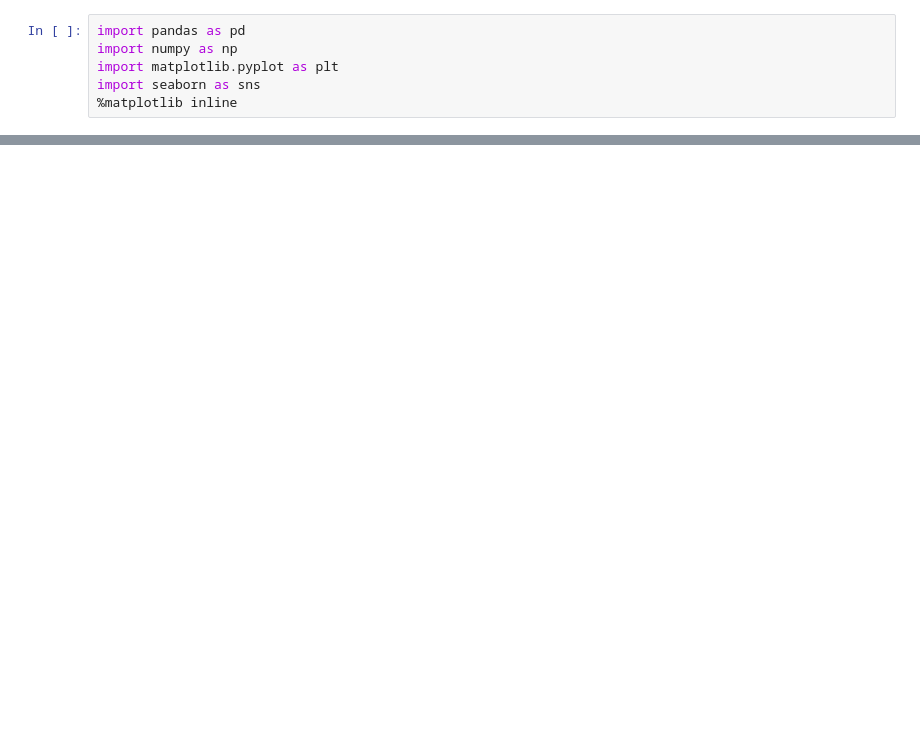
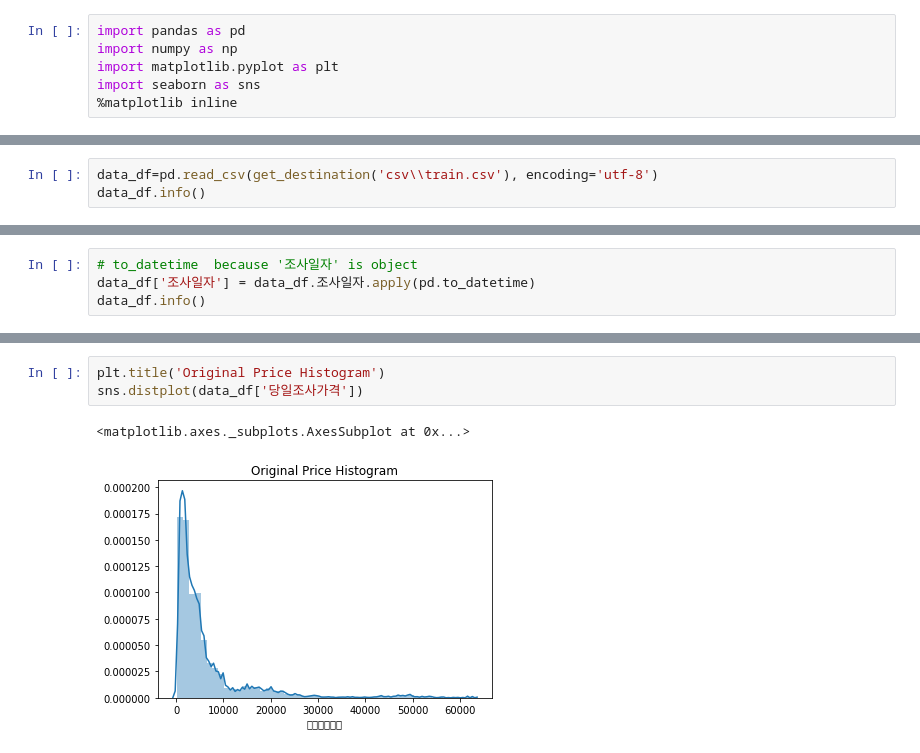
Before and after one commit to meowpunch/bobsim-research, a Jupyter notebook: src/main/python/analysis01.ipynb, the cells around one changed output, grey strips where cells are left out. Cells and saved outputs as stored; diff of their text form; blank space fills up the shorter version.

```diff
--- a/src/main/python/analysis01.ipynb
+++ b/src/main/python/analysis01.ipynb
@@ -101,0 +11,3 @@ TypeError: no numeric data to plot
+# %%
+data_df=pd.read_csv(get_destination('csv\\train.csv'), encoding='utf-8')
+data_df.info()
@@ -101,0 +34,4 @@ TypeError: no numeric data to plot
+# %%
+# to_datetime  because '조사일자' is object
+data_df['조사일자'] = data_df.조사일자.apply(pd.to_datetime)
+data_df.info()
@@ -101,0 +56,6 @@ TypeError: no numeric data to plot
+# %%
+plt.title('Original Price Histogram')
+sns.distplot(data_df['당일조사가격'])
+# %% [output]
+<matplotlib.axes._subplots.AxesSubplot at 0x...>
+[figure, added]
```
Also changed, not shown: parts of 31 cells of this notebook, 3 other files.
